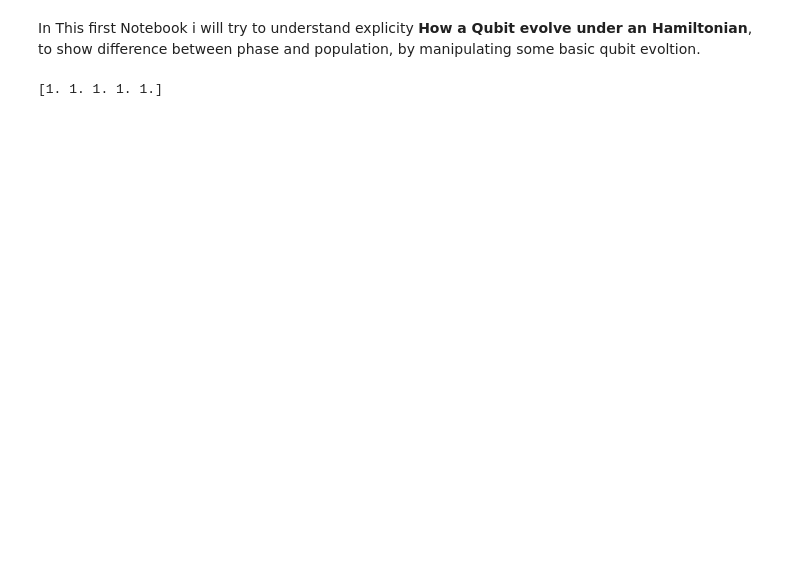
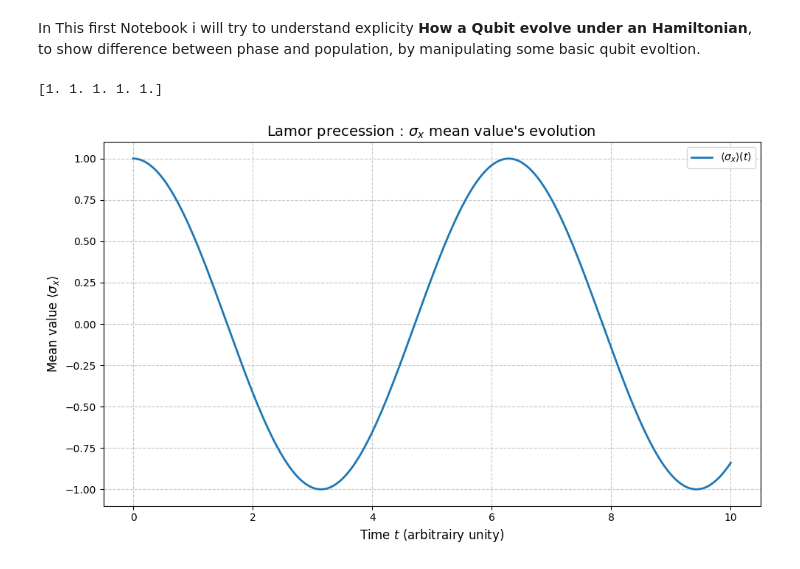
Before and after one commit to Shady-25/qc_bridge_qubit_dynamics, a Jupyter notebook: Notebooks/01_Qubit_Dynamics_under_Hamiltonians.ipynb, the cells around one changed output. Cells and saved outputs as stored; diff of their text form; code cells hidden in the pictures; blank space fills up the shorter version.

Commit message:
Plotting sigma_x mean value's evolution in fuction of time.

```diff
--- a/Notebooks/01_Qubit_Dynamics_under_Hamiltonians.ipynb
+++ b/Notebooks/01_Qubit_Dynamics_under_Hamiltonians.ipynb
@@ -61,3 +61,32 @@ prob_totale = np.abs(psi_t[0])**2 + np.abs(psi_t[1])**2
 print(prob_totale[:5]) # Show 5 first points
 # %% [output]
 [1. 1. 1. 1. 1.]
+# %%
+import matplotlib.pyplot as plt
+
+# Configuration
+plt.figure(figsize=(10, 6))
+
+# plot mean value of sigma_x in function of time
+plt.plot(t, exp_x, label=r'$\langle \sigma_x \rangle(t)$', color='blue', linewidth=2)
+
+# Adds cosmetic details
+plt.title("Lamor precession : $\sigma_x$ mean value's evolution ", fontsize=14)
+plt.xlabel('Time $t$ (arbitrairy unity)', fontsize=12)
+plt.ylabel(r'Mean value $\langle \sigma_x \rangle$', fontsize=12)
+
+# We fix the limits of the Y axis, because a mean value of a spin is between -1 & 1
+plt.ylim(-1.1, 1.1)
+
+# Adds grid to make reading easier
+plt.grid(True, linestyle='--', alpha=0.7)
+
+# Adds the legend
+plt.legend(loc='upper right')
+
+# Graphic display
+plt.tight_layout()
+plt.savefig('larmor_precession.png')
+plt.show()
+# %% [output]
+[figure, added]
```
Also changed, not shown: 1 other file.
